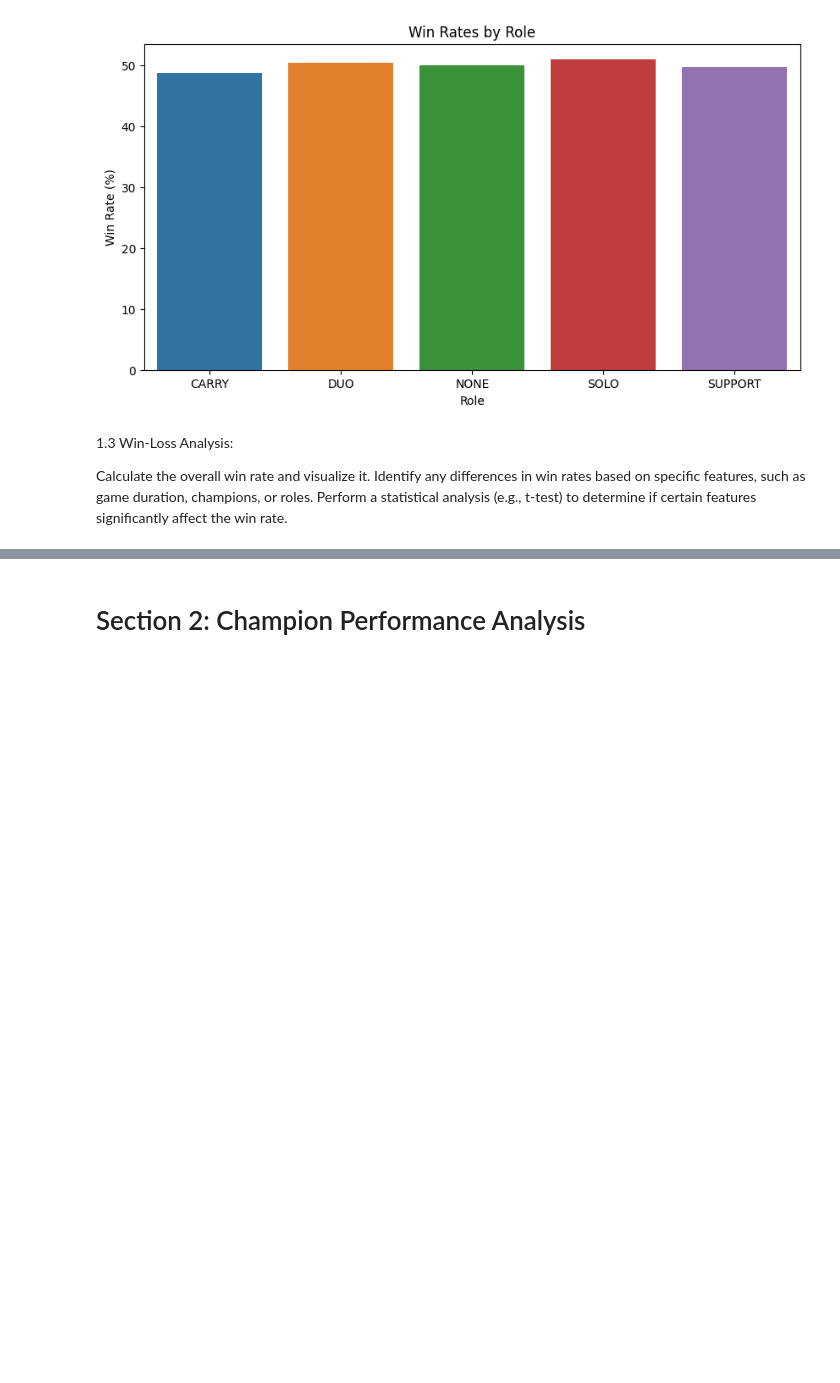
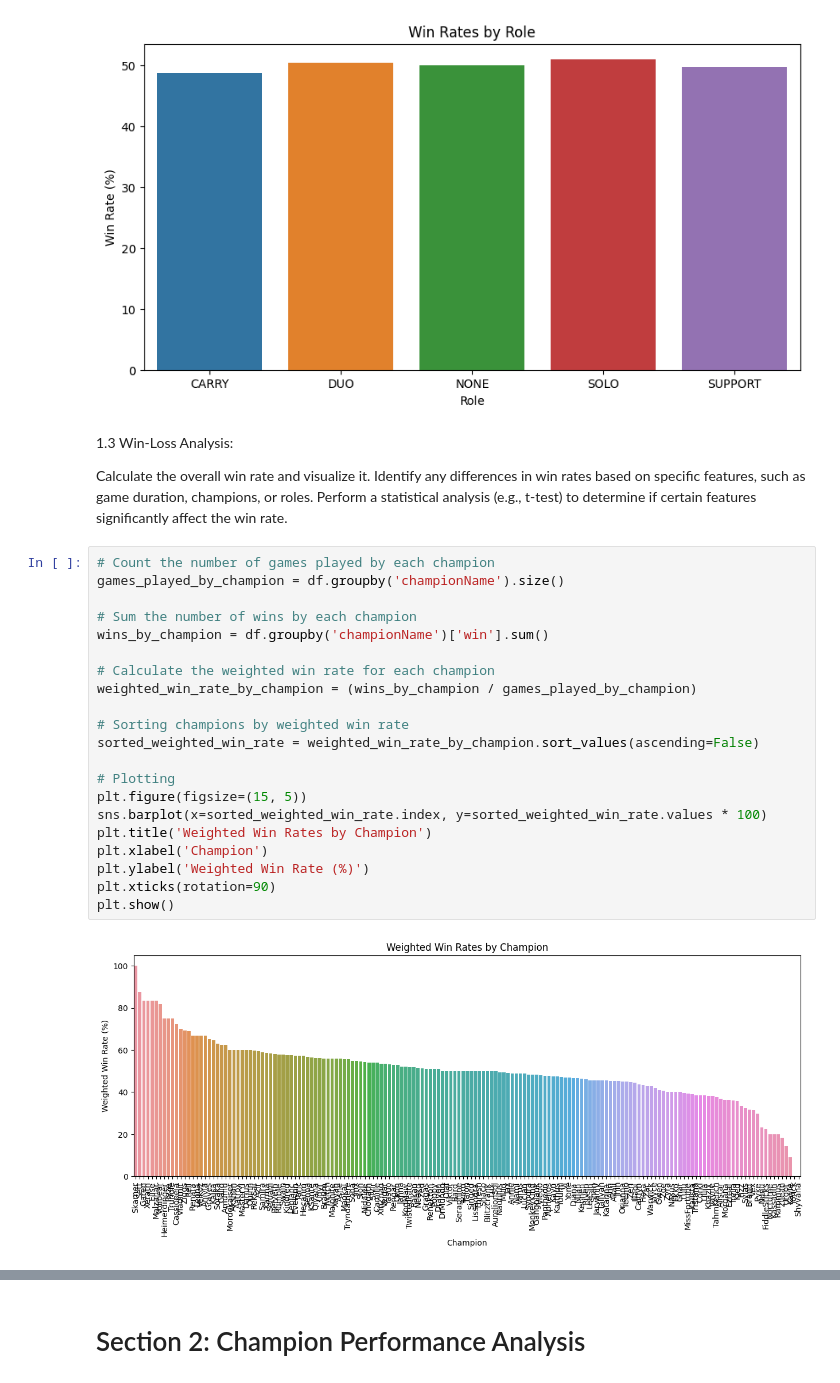
Before and after one commit to sushiselite/League-DA, a Jupyter notebook: EDA/Notebook.ipynb, the cells around one changed output, grey strips where cells are left out. Drawn from its saved outputs; the diff is of its cells as text; blank space fills up the shorter version.

```diff
--- a/EDA/Notebook.ipynb
+++ b/EDA/Notebook.ipynb
@@ -233,3 +234,26 @@ plt.show()
 Calculate the overall win rate and visualize it.
 Identify any differences in win rates based on specific features, such as game duration, champions, or roles.
 Perform a statistical analysis (e.g., t-test) to determine if certain features significantly affect the win rate.
+# %%
+# Count the number of games played by each champion
+games_played_by_champion = df.groupby('championName').size()
+
+# Sum the number of wins by each champion
+wins_by_champion = df.groupby('championName')['win'].sum()
+
+# Calculate the weighted win rate for each champion
+weighted_win_rate_by_champion = (wins_by_champion / games_played_by_champion)
+
+# Sorting champions by weighted win rate
+sorted_weighted_win_rate = weighted_win_rate_by_champion.sort_values(ascending=False)
+
+# Plotting
+plt.figure(figsize=(15, 5))
+sns.barplot(x=sorted_weighted_win_rate.index, y=sorted_weighted_win_rate.values * 100)
+plt.title('Weighted Win Rates by Champion')
+plt.xlabel('Champion')
+plt.ylabel('Weighted Win Rate (%)')
+plt.xticks(rotation=90)
+plt.show()
+# %% [output]
+[figure, added]
```
Also changed, not shown: parts of 3 cells of this notebook.
